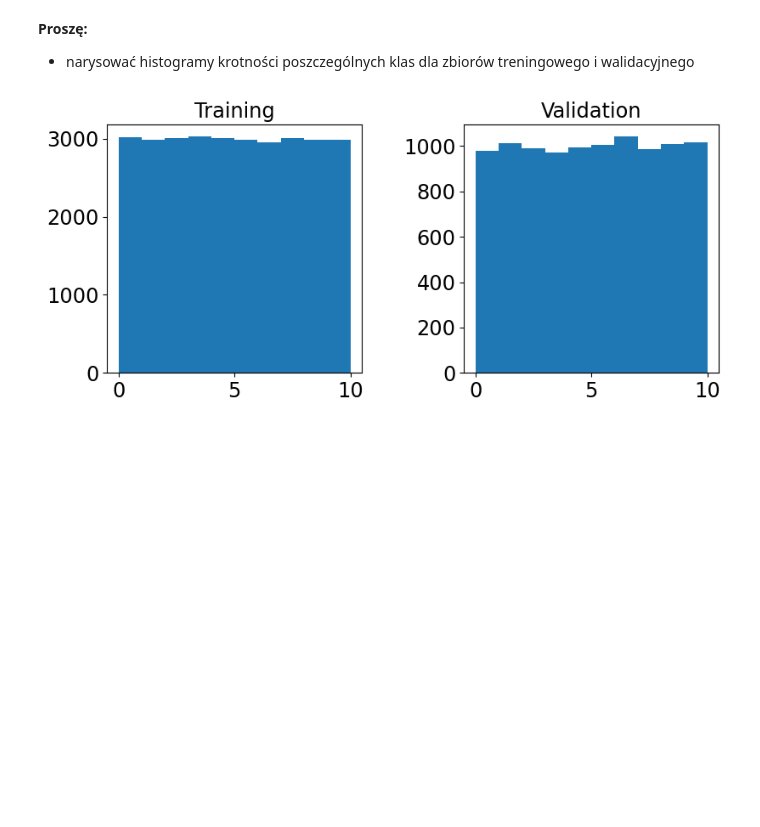
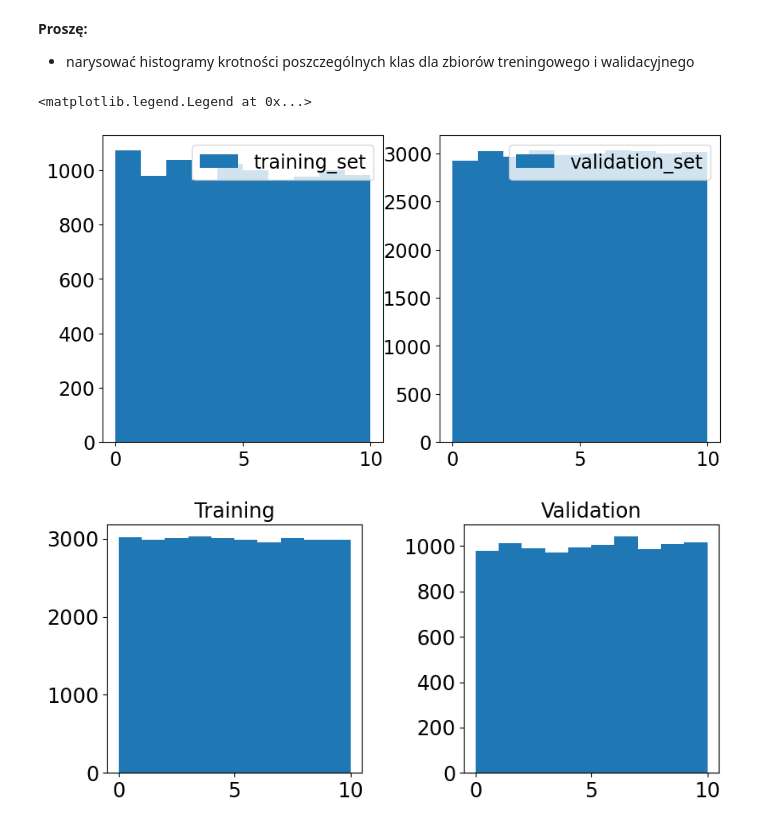
Before and after one commit to bkasza/MLII, a Jupyter notebook: 05_Sieci_w_pelni_polaczone_2.ipynb, the cells around one changed output. Cells and saved outputs as stored; diff of their text form; code cells hidden in the pictures; blank space fills up the shorter version.

```diff
--- a/05_Sieci_w_pelni_polaczone_2.ipynb
+++ b/05_Sieci_w_pelni_polaczone_2.ipynb
@@ -162,7 +162,7 @@ x_train = features[:nTrainExamples]
 y_train = labels[:nTrainExamples]
 
 x_val = features[-nValExamples:]
-y_train = labels[-nValExamples:]
+y_val = labels[-nValExamples:]
 # %% [markdown]
 **Proszę:**
 
@@ -198,6 +198,15 @@ emnist_fcn.plotMNIST(x, y, y)
 **Proszę:**
 
   * narysować histogramy krotności poszczególnych klas dla zbiorów treningowego i walidacyjnego
+# %%
+fig, axes = plt.subplots(1, 2, figsize = (10, 5))
+axes[0].hist(y_train, bins = 10, range = [0, 10], label = 'training_set')
+axes[1].hist(y_val, bins = 10, range = [0, 10], label = 'validation_set')
+axes[0].legend()
+axes[1].legend()
+# %% [output]
+<matplotlib.legend.Legend at 0x...>
+[figure, added]
 # %%
 ...rozwiązanie...
 pass
```
Also changed, not shown: parts of 1 cell of this notebook.
